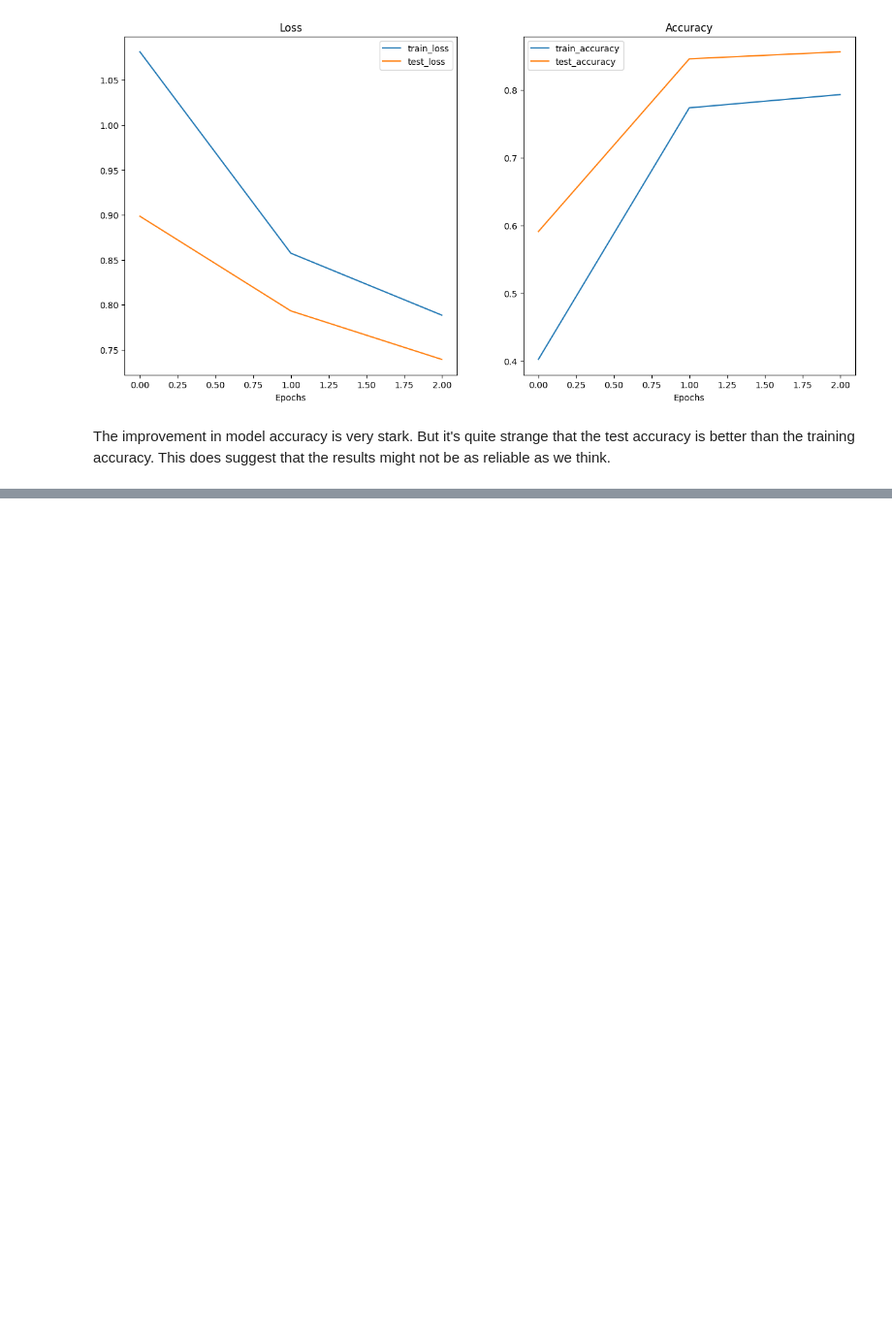
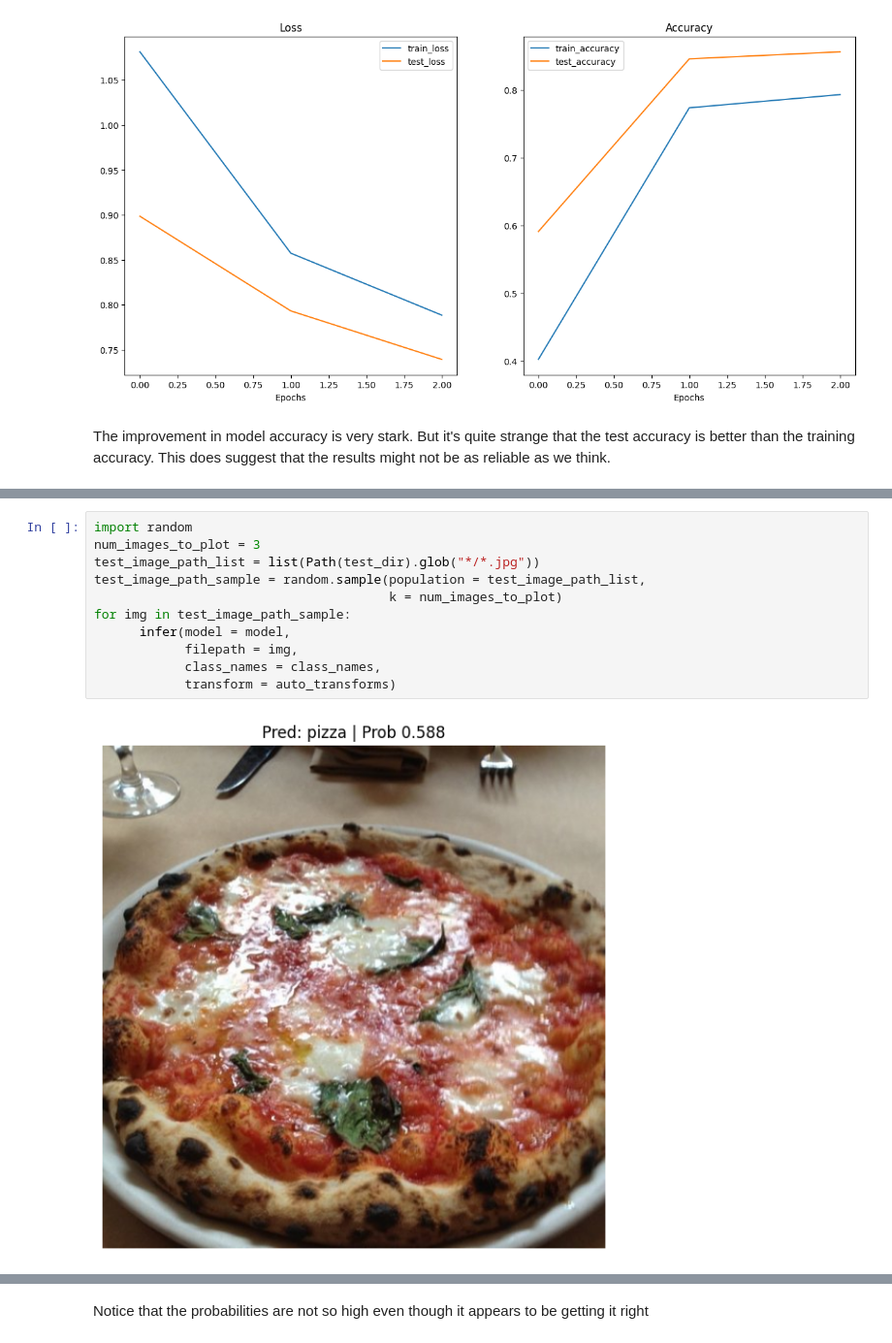
Before and after one commit to tituslhy/symmetrical-octo-spork, a Jupyter notebook: Notebooks/6. Transfer_Learning.ipynb, the cells around one changed output, grey strips where cells are left out. Shown at 97% size. Cells and saved outputs as stored; diff of their text form; blank space fills up the shorter version.

```diff
--- a/Notebooks/6. Transfer_Learning.ipynb
+++ b/Notebooks/6. Transfer_Learning.ipynb
@@ -336,0 +374,13 @@ The improvement in model accuracy is very stark. But it's quite strange that the
+# %%
+import random
+num_images_to_plot = 3
+test_image_path_list = list(Path(test_dir).glob("*/*.jpg"))
+test_image_path_sample = random.sample(population = test_image_path_list,
+                                       k = num_images_to_plot)
+for img in test_image_path_sample:
+      infer(model = model,
+            filepath = img,
+            class_names = class_names,
+            transform = auto_transforms)
+# %% [output]
+[figure, added]
@@ -336,0 +389,2 @@ The improvement in model accuracy is very stark. But it's quite strange that the
+# %% [markdown]
+Notice that the probabilities are not so high even though it appears to be getting it right
```
Also changed, not shown: parts of 3 cells of this notebook.
